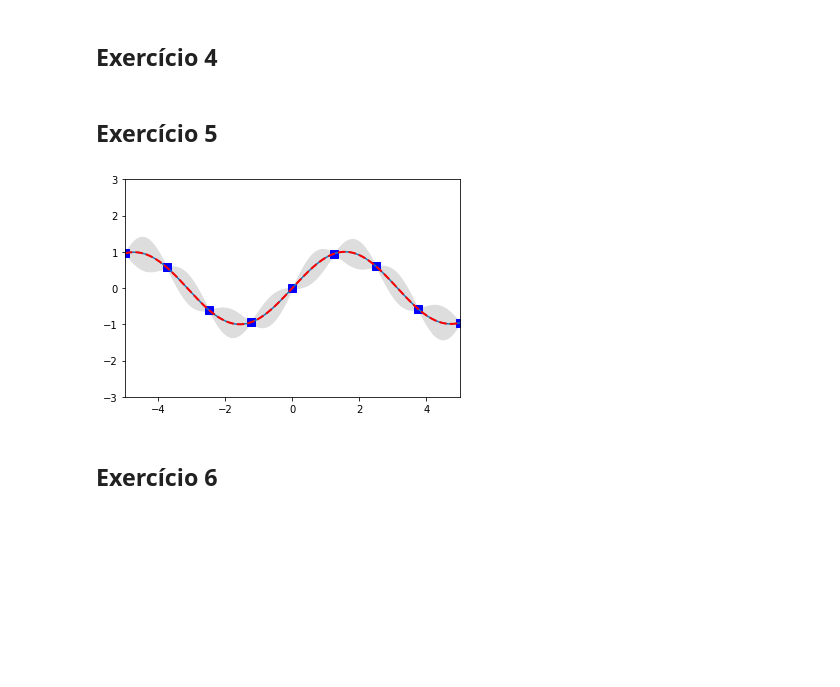
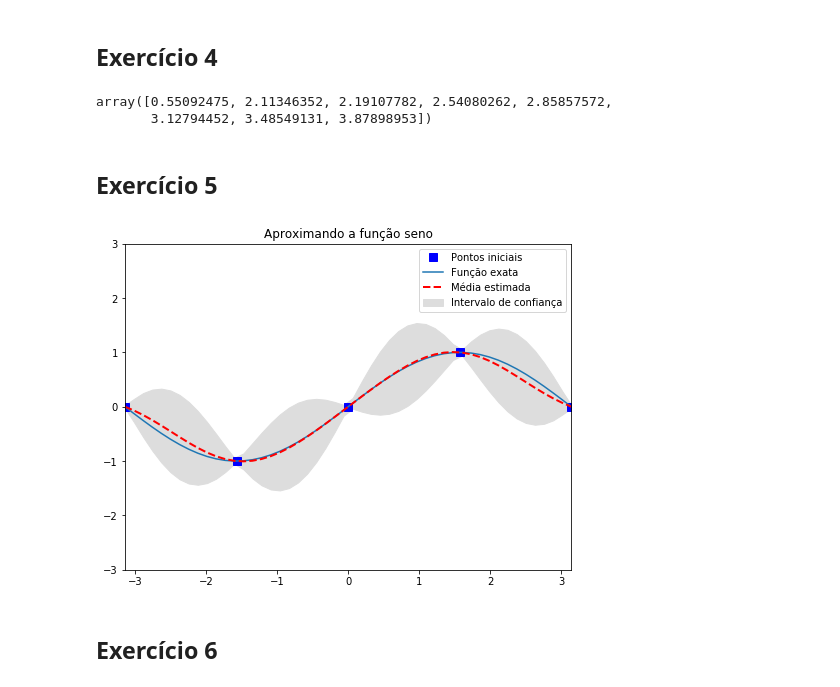
Before and after one commit to mpopst/TrabalhoPE, a Jupyter notebook: Relatório.ipynb, the cells around one changed output. Drawn from its saved outputs; the diff is of its cells as text; code cells hidden in the pictures; blank space fills up the shorter version.

```diff
--- a/Relatório.ipynb
+++ b/Relatório.ipynb
@@ -29,27 +64,33 @@ P = np.matrix([[1/3, 0, 2/3, 0],
+# %%
+entre_chegadas(1, 5)
+# %% [output]
+array([0.55092475, 2.11346352, 2.19107782, 2.54080262, 2.85857572,
+       3.12794452, 3.48549131, 3.87898953])
 # %% [markdown]
 ## Exercício 5
 # %%
 from exercicio5 import exercicio5
 # %%
-n, m = 9, 1000
+n, m = 5, 50
 # %%
-X = np.linspace(-5, 5, n)
+X = np.linspace(-np.pi, np.pi, n)
 Y = np.sin(X)+np.random.normal(loc = 0, scale = 0.001, size = n)
-Xn = np.linspace(-5, 5, m)
+Xn = np.linspace(-np.pi, np.pi, m)
 # %%
 mu, cov = exercicio5(X, Xn, Y, 0.01);
 # %%
 stdv = np.sqrt(np.diag(cov))
 # %%
+pl.figure(figsize=(8,6))
 pl.plot(X, Y, 'bs', ms=8, label="Pontos iniciais")
-pl.plot(Xn, mu, label="Média")
+pl.plot(Xn, np.sin(Xn), label="Função exata")
 pl.gca().fill_between(Xn, mu-2*stdv, mu+2*stdv, color="#dddddd", label="Intervalo de confiança")
-pl.plot(Xn, mu, 'r--', lw=2, label="Função aproximada")
-pl.axis([-5, 5, -3, 3])
-#pl.title('Three samples from the GP posterior')
-#pl.legend()
+pl.plot(Xn, mu, 'r--', lw=2, label="Média estimada")
+pl.axis([-np.pi, np.pi, -3, 3])
+pl.title('Aproximando a função seno')
+pl.legend()
 pl.show()
 # %% [output]
-[figure, old version]
+[figure, new version]
 # %% [markdown]
 ## Exercício 6
```
Also changed, not shown: parts of 13 cells of this notebook, 1 other file.
